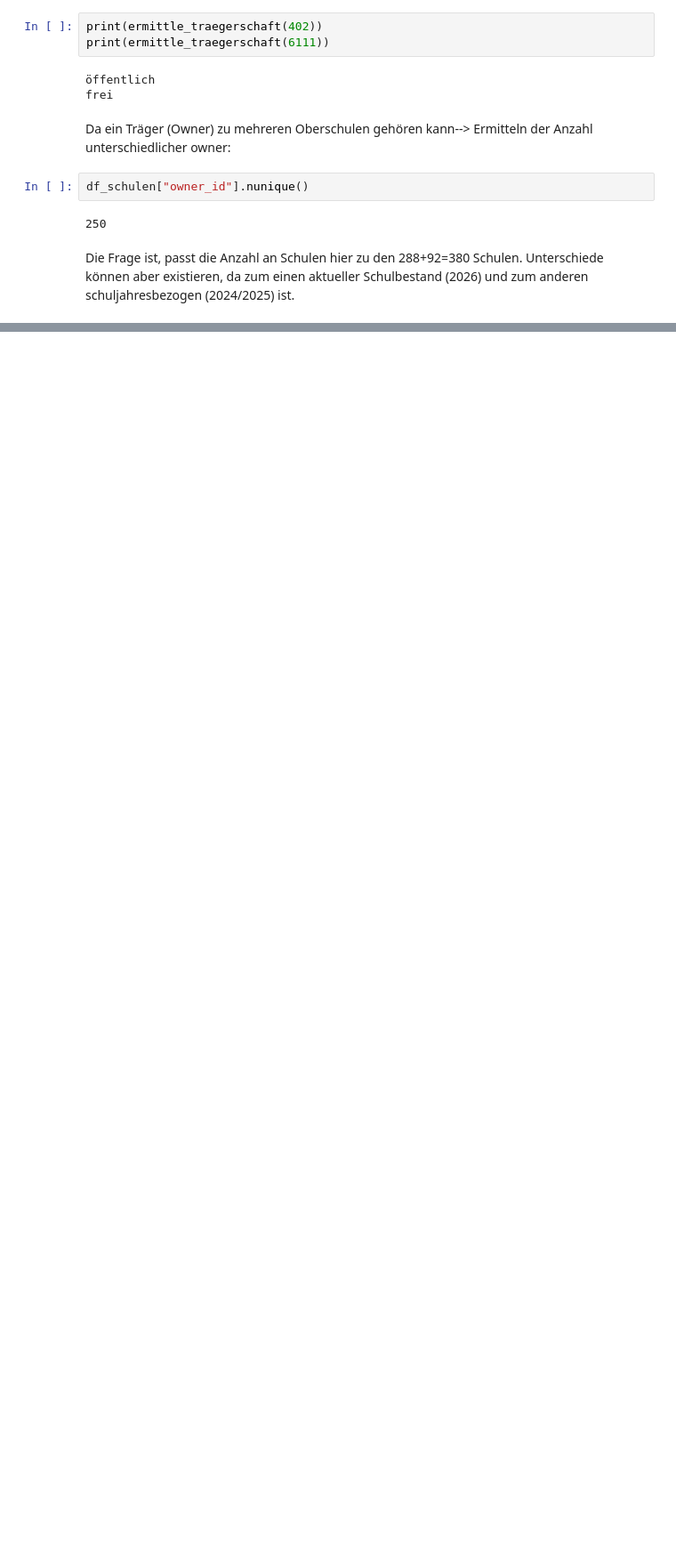
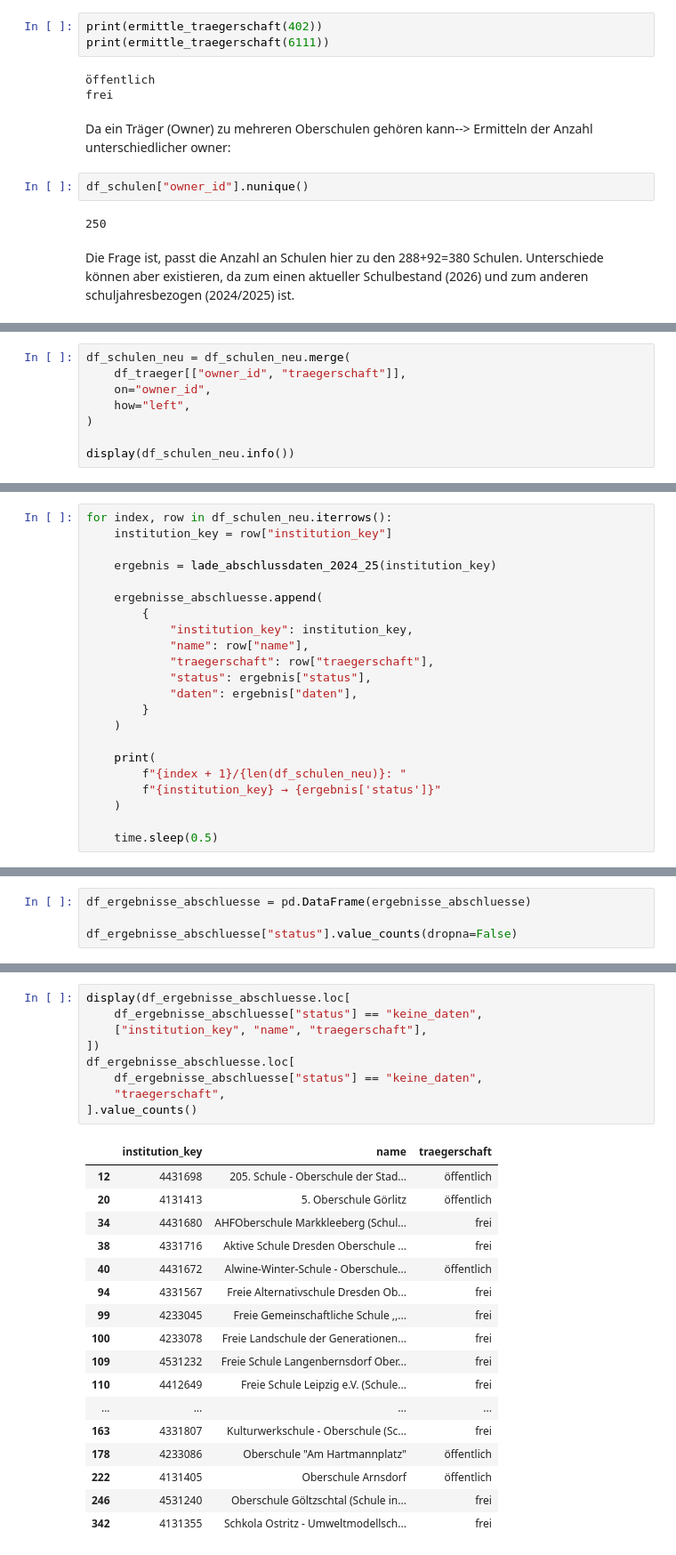
Before and after one commit to AndreR819/PortfolioProjekt, a Jupyter notebook: notebooks/03b_abschlussdaten_schuldatenbank.ipynb, the cells around one changed output, grey strips where cells are left out. Shown at 89% size. Cells and saved outputs as stored; diff of their text form; blank space fills up the shorter version.

```diff
--- a/notebooks/03b_abschlussdaten_schuldatenbank.ipynb
+++ b/notebooks/03b_abschlussdaten_schuldatenbank.ipynb
@@ -423,0 +717,8 @@ Die Frage ist, passt die Anzahl an Schulen hier zu den 288+92=380 Schulen. Unter
+# %%
+df_schulen_neu = df_schulen_neu.merge(
+    df_traeger[["owner_id", "traegerschaft"]],
+    on="owner_id",
+    how="left",
+)
+
+display(df_schulen_neu.info())
@@ -423,0 +780,22 @@ Die Frage ist, passt die Anzahl an Schulen hier zu den 288+92=380 Schulen. Unter
+# %%
+for index, row in df_schulen_neu.iterrows():
+    institution_key = row["institution_key"]
+
+    ergebnis = lade_abschlussdaten_2024_25(institution_key)
+
+    ergebnisse_abschluesse.append(
+        {
+            "institution_key": institution_key,
+            "name": row["name"],
+            "traegerschaft": row["traegerschaft"],
+            "status": ergebnis["status"],
+            "daten": ergebnis["daten"],
+        }
+    )
+
+    print(
+        f"{index + 1}/{len(df_schulen_neu)}: "
+        f"{institution_key} → {ergebnis['status']}"
+    )
+
+    time.sleep(0.5)
@@ -423,0 +822,4 @@ Die Frage ist, passt die Anzahl an Schulen hier zu den 288+92=380 Schulen. Unter
+# %%
+df_ergebnisse_abschluesse = pd.DataFrame(ergebnisse_abschluesse)
+
+df_ergebnisse_abschluesse["status"].value_counts(dropna=False)
@@ -423,0 +833,27 @@ Die Frage ist, passt die Anzahl an Schulen hier zu den 288+92=380 Schulen. Unter
+# %%
+display(df_ergebnisse_abschluesse.loc[
+    df_ergebnisse_abschluesse["status"] == "keine_daten",
+    ["institution_key", "name", "traegerschaft"],
+])
+df_ergebnisse_abschluesse.loc[
+    df_ergebnisse_abschluesse["status"] == "keine_daten",
+    "traegerschaft",
+].value_counts()
+# %% [output]
+|  | institution_key | name | traegerschaft |
+| 12 | 4431698 | 205. Schule - Oberschule der Stad... | öffentlich |
+| 20 | 4131413 | 5. Oberschule Görlitz | öffentlich |
+| 34 | 4431680 | AHFOberschule Markkleeberg (Schul... | frei |
+| 38 | 4331716 | Aktive Schule Dresden Oberschule ... | frei |
+| 40 | 4431672 | Alwine-Winter-Schule - Oberschule... | öffentlich |
+| 94 | 4331567 | Freie Alternativschule Dresden Ob... | frei |
+| 99 | 4233045 | Freie Gemeinschaftliche Schule ,,... | frei |
+| 100 | 4233078 | Freie Landschule der Generationen... | frei |
+| 109 | 4531232 | Freie Schule Langenbernsdorf Ober... | frei |
+| 110 | 4412649 | Freie Schule Leipzig e.V. (Schule... | frei |
+| ... | ... | ... | ... |
+| 163 | 4331807 | Kulturwerkschule - Oberschule (Sc... | frei |
+| 178 | 4233086 | Oberschule "Am Hartmannplatz" | öffentlich |
+| 222 | 4131405 | Oberschule Arnsdorf | öffentlich |
+| 246 | 4531240 | Oberschule Göltzschtal (Schule in... | frei |
+| 342 | 4131355 | Schkola Ostritz - Umweltmodellsch... | frei |
```
Also changed, not shown: parts of 105 cells of this notebook, 5 other files.
